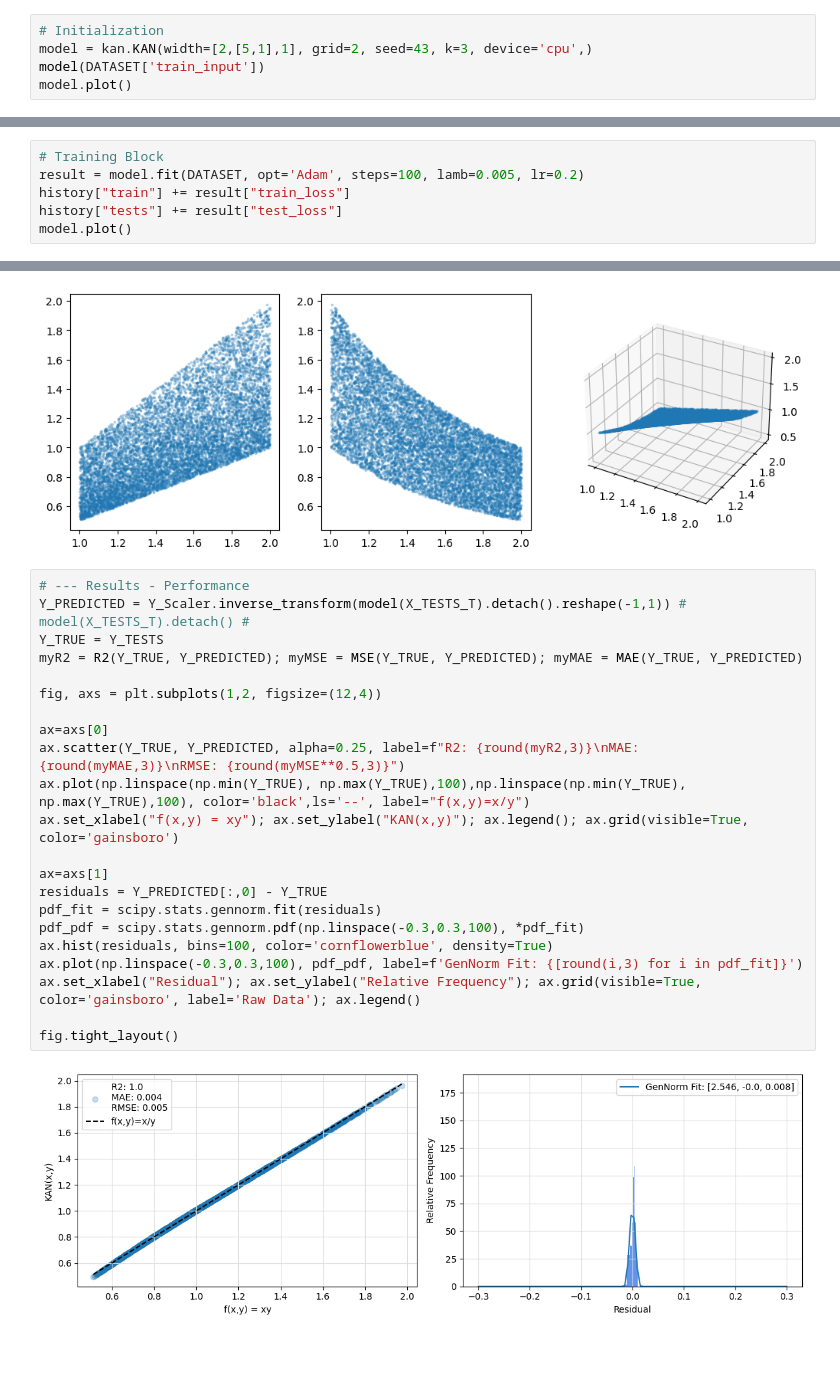
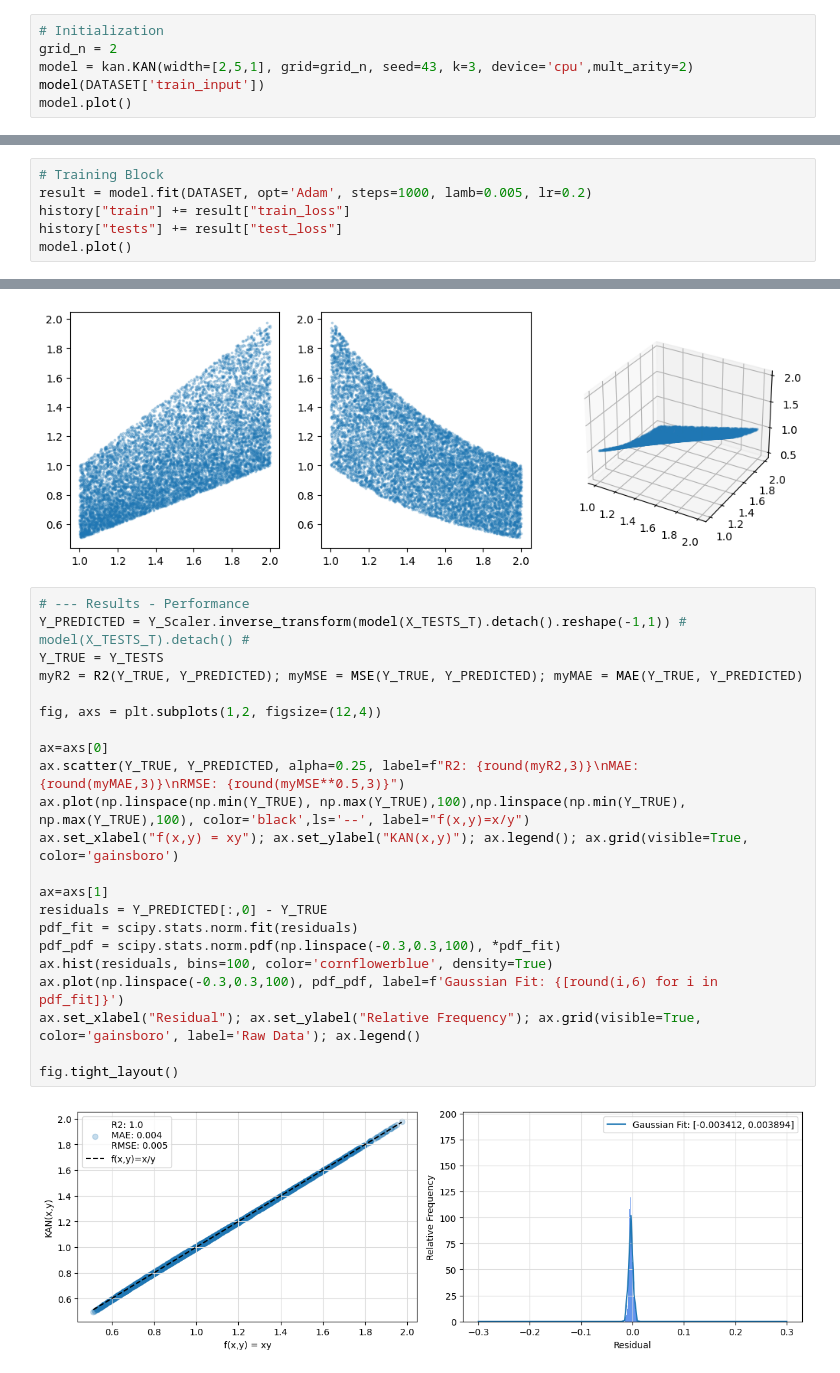
Before and after one commit to nhsnow2/pykanKAN, a Jupyter notebook: scripts/toy_problems/division.ipynb, the cells around one changed output, grey strips where cells are left out. Saved outputs shown, nothing was run; the diff lists cells and outputs as text.

```diff
--- a/scripts/toy_problems/division.ipynb
+++ b/scripts/toy_problems/division.ipynb
@@ -51,7 +51,8 @@ Y Features Shape:       (10000 Samples) x (1 Features)          Split Into: (750
 #### 2. KAN Construction and Training
 # %%
 # Initialization
-model = kan.KAN(width=[2,[5,1],1], grid=2, seed=43, k=3, device='cpu',)
+grid_n = 2
+model = kan.KAN(width=[2,5,1], grid=grid_n, seed=43, k=3, device='cpu',mult_arity=2)
 model(DATASET['train_input'])
 model.plot()
 # %% [output]
@@ -65,7 +66,7 @@ macro_steps = 1
 history = {"train":[],"tests":[]}
 # %%
 # Training Block
-result = model.fit(DATASET, opt='Adam', steps=100, lamb=0.005, lr=0.2)
+result = model.fit(DATASET, opt='Adam', steps=1000, lamb=0.005, lr=0.2)
 history["train"] += result["train_loss"]
 history["tests"] += result["test_loss"]
 model.plot()
@@ -132,24 +131,24 @@ ax.scatter(x_1, x_2, Y, s=3, alpha=0.15)
 # %%
 # --- Results - Performance
 Y_PREDICTED = Y_Scaler.inverse_transform(model(X_TESTS_T).detach().reshape(-1,1)) # model(X_TESTS_T).detach() #
 Y_TRUE = Y_TESTS
 myR2 = R2(Y_TRUE, Y_PREDICTED); myMSE = MSE(Y_TRUE, Y_PREDICTED); myMAE = MAE(Y_TRUE, Y_PREDICTED)
 
 fig, axs = plt.subplots(1,2, figsize=(12,4))
 
 ax=axs[0]
 ax.scatter(Y_TRUE, Y_PREDICTED, alpha=0.25, label=f"R2: {round(myR2,3)}\nMAE: {round(myMAE,3)}\nRMSE: {round(myMSE**0.5,3)}")
 ax.plot(np.linspace(np.min(Y_TRUE), np.max(Y_TRUE),100),np.linspace(np.min(Y_TRUE), np.max(Y_TRUE),100), color='black',ls='--', label="f(x,y)=x/y")
 ax.set_xlabel("f(x,y) = xy"); ax.set_ylabel("KAN(x,y)"); ax.legend(); ax.grid(visible=True, color='gainsboro')
 
 ax=axs[1]
 residuals = Y_PREDICTED[:,0] - Y_TRUE
-pdf_fit = scipy.stats.gennorm.fit(residuals)
-pdf_pdf = scipy.stats.gennorm.pdf(np.linspace(-0.3,0.3,100), *pdf_fit)
+pdf_fit = scipy.stats.norm.fit(residuals)
+pdf_pdf = scipy.stats.norm.pdf(np.linspace(-0.3,0.3,100), *pdf_fit)
 ax.hist(residuals, bins=100, color='cornflowerblue', density=True)
-ax.plot(np.linspace(-0.3,0.3,100), pdf_pdf, label=f'GenNorm Fit: {[round(i,3) for i in pdf_fit]}')
+ax.plot(np.linspace(-0.3,0.3,100), pdf_pdf, label=f'Gaussian Fit: {[round(i,6) for i in pdf_fit]}')
 ax.set_xlabel("Residual"); ax.set_ylabel("Relative Frequency"); ax.grid(visible=True, color='gainsboro', label='Raw Data'); ax.legend()
 
 fig.tight_layout()
 # %% [output]
-[figure, old version]
+[figure, new version]
```
Also changed, not shown: parts of 8 cells of this notebook, 2 other files.
